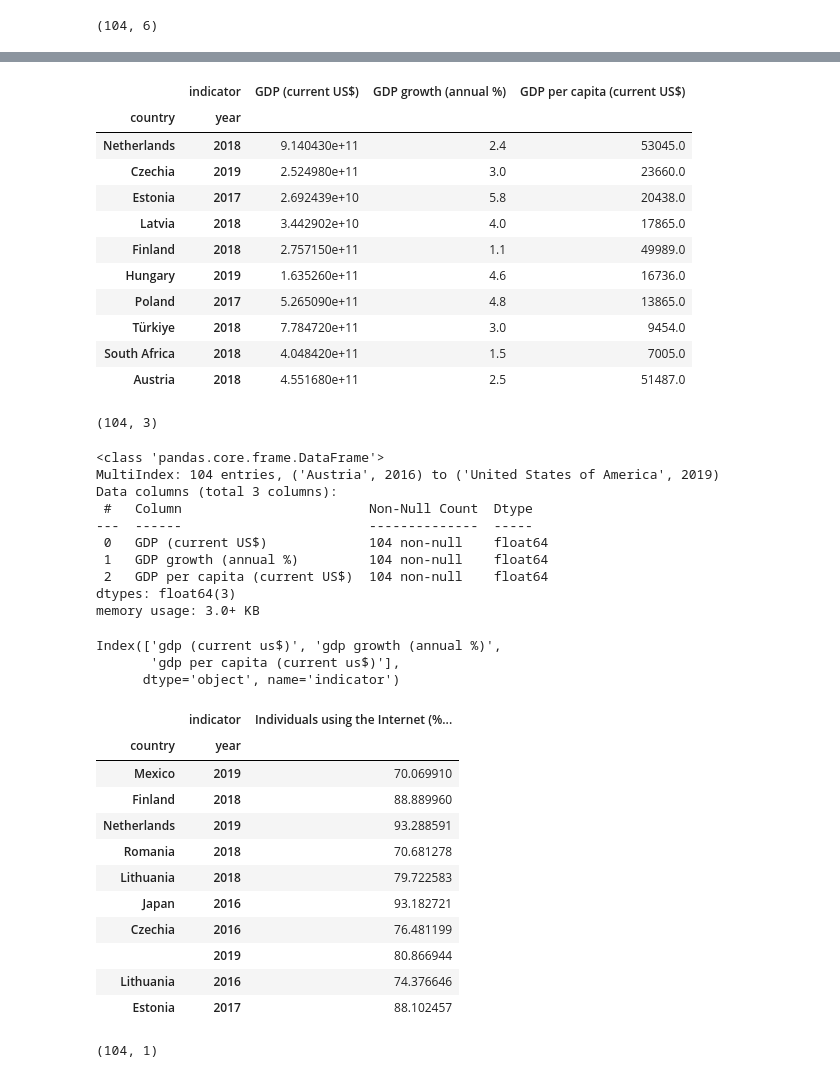
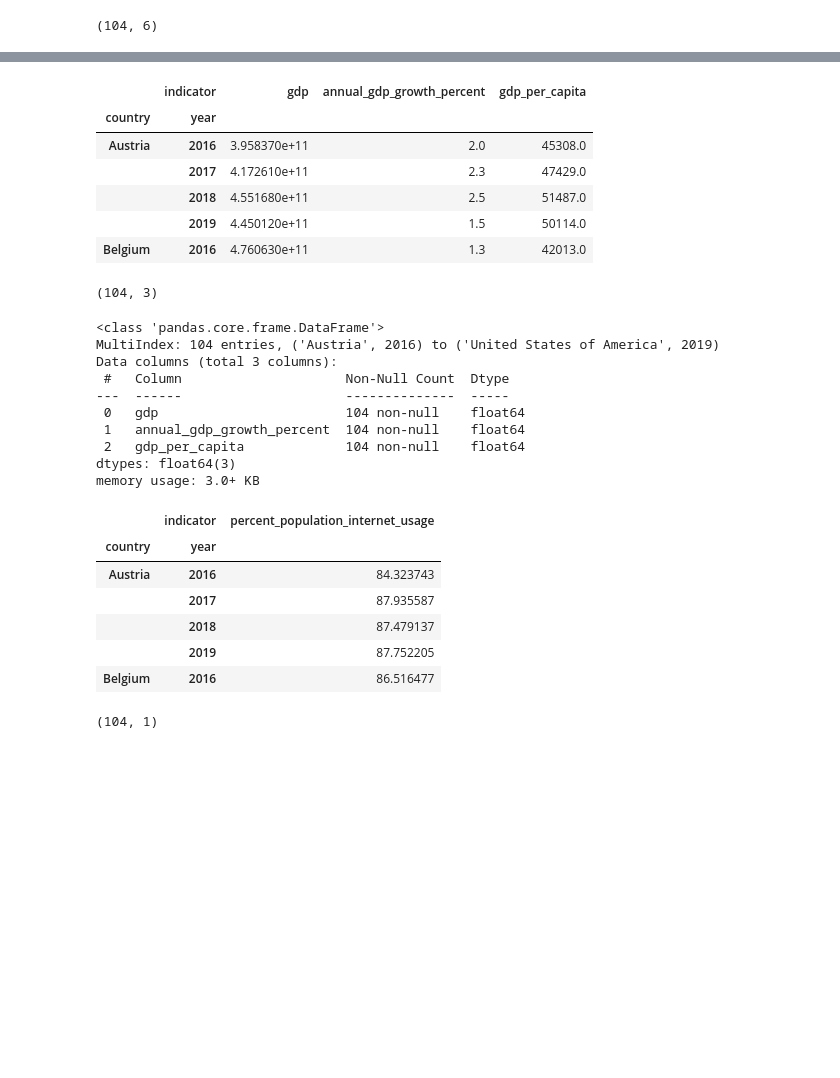
Before and after one commit to steph-wda/ds4a-capstone-team34, a Jupyter notebook: Education_and_Innovation_Team34.ipynb, the cells around one changed output, grey strips where cells are left out. Drawn from its saved outputs; the diff is of its cells as text; code cells hidden in the pictures; blank space fills up the shorter version.

```diff
--- a/Education_and_Innovation_Team34.ipynb
+++ b/Education_and_Innovation_Team34.ipynb
@@ -278,5 +286,6 @@ array(['Holy See'], dtype=object)
 # %%
 #Dropping Holy See rows from the dataset
+clean_gov_edu_expend_df = clean_gov_edu_expend_df.copy()
 clean_gov_edu_expend_df.dropna(inplace=True)
 clean_gov_edu_expend_df.info()
 # %% [output]
@@ -1594,20 +1520,21 @@ wide_gov_edu_expend_df.head()
 # %%
 #Pivoting data to wide format for EDA
 wide_gdp_df = clean_gdp_df.pivot_table(values='value',index=['country','year'],columns='indicator', aggfunc='first')
-wide_gdp_df.sample(n=10)
+
+#Making columns lowercase and snakecase
+wide_gdp_df.rename(columns={'GDP (current US$)':'gdp',
+                                               'GDP growth (annual %)': 'annual_gdp_growth_percent',
+                                               'GDP per capita (current US$)': 'gdp_per_capita',}, inplace=True)
+
+wide_gdp_df.head()
 # %% [output]
-|  | indicator | GDP (current US$) | GDP growth (annual %) | GDP per capita (current US$) |
+|  | indicator | gdp | annual_gdp_growth_percent | gdp_per_capita |
 | country | year |  |  |  |
-| Netherlands | 2018 | 9.140430e+11 | 2.4 | 53045.0 |
-| Czechia | 2019 | 2.524980e+11 | 3.0 | 23660.0 |
-| Estonia | 2017 | 2.692439e+10 | 5.8 | 20438.0 |
-| Latvia | 2018 | 3.442902e+10 | 4.0 | 17865.0 |
-| Finland | 2018 | 2.757150e+11 | 1.1 | 49989.0 |
-| Hungary | 2019 | 1.635260e+11 | 4.6 | 16736.0 |
-| Poland | 2017 | 5.265090e+11 | 4.8 | 13865.0 |
-| Türkiye | 2018 | 7.784720e+11 | 3.0 | 9454.0 |
-| South Africa | 2018 | 4.048420e+11 | 1.5 | 7005.0 |
-| Austria | 2018 | 4.551680e+11 | 2.5 | 51487.0 |
+| Austria | 2016 | 3.958370e+11 | 2.0 | 45308.0 |
+|  | 2017 | 4.172610e+11 | 2.3 | 47429.0 |
+|  | 2018 | 4.551680e+11 | 2.5 | 51487.0 |
+|  | 2019 | 4.450120e+11 | 1.5 | 50114.0 |
+| Belgium | 2016 | 4.760630e+11 | 1.3 | 42013.0 |
 # %%
 wide_gdp_df.shape
 # %% [output]
@@ -1618,42 +1545,29 @@ wide_gdp_df.info()
 <class 'pandas.core.frame.DataFrame'>
 MultiIndex: 104 entries, ('Austria', 2016) to ('United States of America', 2019)
 Data columns (total 3 columns):
- #   Column                        Non-Null Count  Dtype
----  ------                        --------------  -----
- 0   GDP (current US$)             104 non-null    float64
- 1   GDP growth (annual %)         104 non-null    float64
- 2   GDP per capita (current US$)  104 non-null    float64
+ #   Column                     Non-Null Count  Dtype
+---  ------                     --------------  -----
+ 0   gdp                        104 non-null    float64
+ 1   annual_gdp_growth_percent  104 non-null    float64
+ 2   gdp_per_capita             104 non-null    float64
 dtypes: float64(3)
 memory usage: 3.0+ KB
-# %%
-#Making columns lowercase and snakecase
-wide_gdp_df.columns = wide_gdp_df.columns.str.lower()
-wide_gdp_df.rename(columns={'GDP (current US$)':'gdp',
-                                               'GDP growth (annual %)': 'annual_gdp_growth_percent',
-                                               'GDP per capita (current US$)': 'gdp_per_capita',}, inplace=True)
-
-wide_gdp_df.columns
-# %% [output]
-Index(['gdp (current us$)', 'gdp growth (annual %)',
-       'gdp per capita (current us$)'],
-      dtype='object', name='indicator')
 # %%
 #Pivoting data to wide format for EDA
 wide_internet_df = clean_internet_df.pivot_table(values='value',index=['country','year'],columns='indicator', aggfunc='first')
-wide_internet_df.sample(n=10)
+
+#Making columns lowercase and snakecase
+wide_internet_df.rename(columns={'Individuals using the Internet (% of population)': 'percent_population_internet_usage'}, inplace=True)
+
+wide_internet_df.head()
 # %% [output]
-|  | indicator | Individuals using the Internet (%... |
+|  | indicator | percent_population_internet_usage |
 | country | year |  |
-| Mexico | 2019 | 70.069910 |
-| Finland | 2018 | 88.889960 |
-| Netherlands | 2019 | 93.288591 |
-| Romania | 2018 | 70.681278 |
-| Lithuania | 2018 | 79.722583 |
-| Japan | 2016 | 93.182721 |
-| Czechia | 2016 | 76.481199 |
-|  | 2019 | 80.866944 |
-| Lithuania | 2016 | 74.376646 |
-| Estonia | 2017 | 88.102457 |
+| Austria | 2016 | 84.323743 |
+|  | 2017 | 87.935587 |
+|  | 2018 | 87.479137 |
+|  | 2019 | 87.752205 |
+| Belgium | 2016 | 86.516477 |
 # %%
 wide_internet_df.shape
 # %% [output]
```
Also changed, not shown: parts of 129 cells of this notebook, 3 other files.
